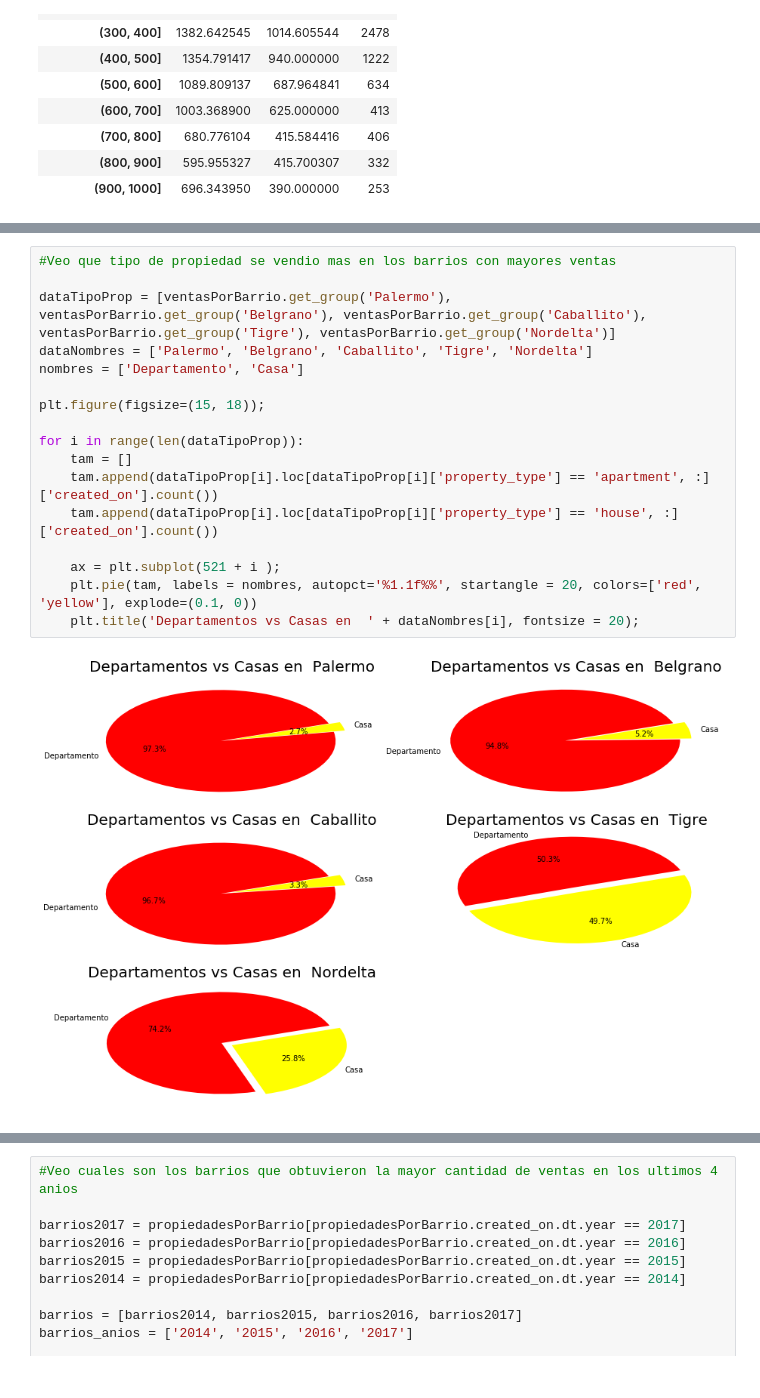
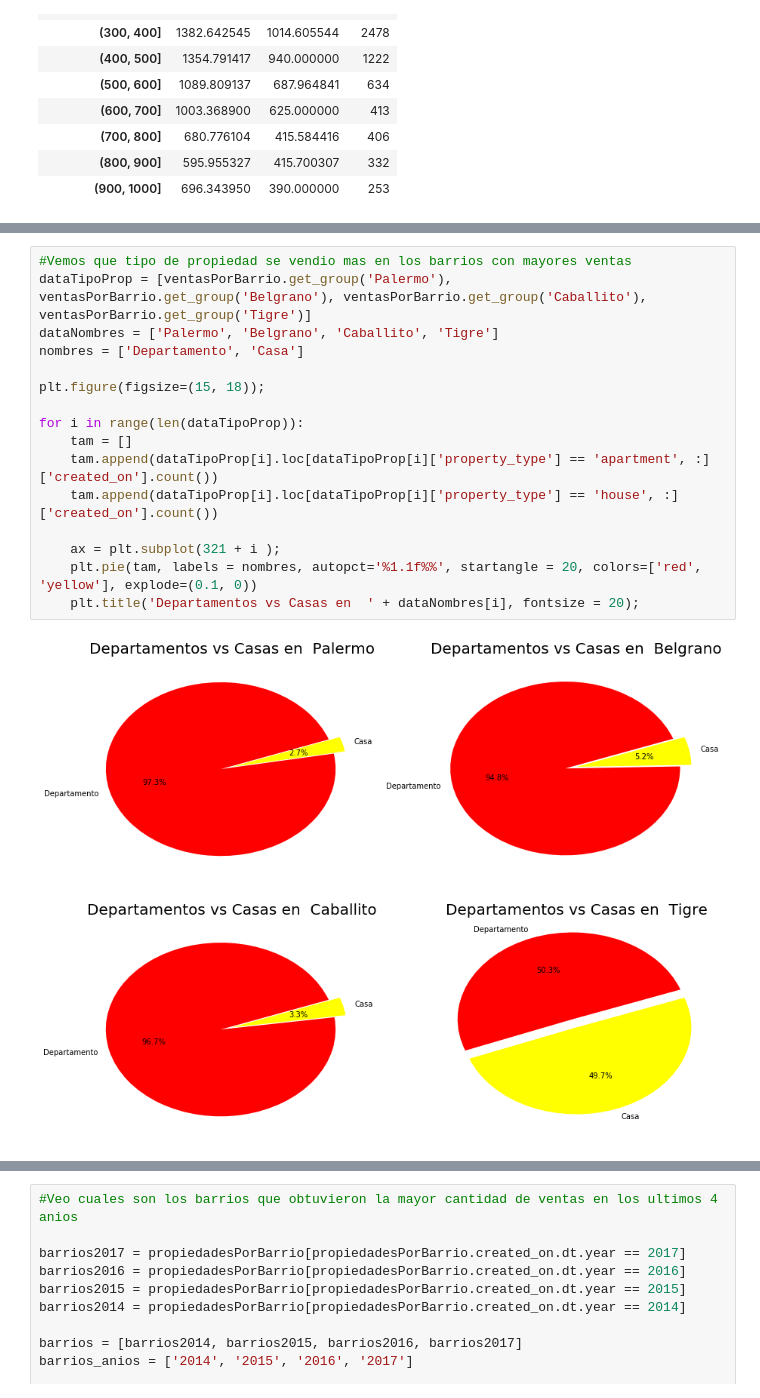
Before and after one commit to Belovic94/TP1-Analisis-Exploratorio, a Jupyter notebook: TP1 Analisis Exploratorio.ipynb, the cells around one changed output, grey strips where cells are left out. Saved outputs shown, nothing was run; the diff lists cells and outputs as text.

```diff
--- a/TP1 Analisis Exploratorio.ipynb
+++ b/TP1 Analisis Exploratorio.ipynb
@@ -111,20 +115,19 @@ plt.title('BARRIOS CON MAYOR CANTIDAD DE VENTAS')
 # %%
-#Veo que tipo de propiedad se vendio mas en los barrios con mayores ventas
-
-dataTipoProp = [ventasPorBarrio.get_group('Palermo'), ventasPorBarrio.get_group('Belgrano'), ventasPorBarrio.get_group('Caballito'), ventasPorBarrio.get_group('Tigre'), ventasPorBarrio.get_group('Nordelta')]
-dataNombres = ['Palermo', 'Belgrano', 'Caballito', 'Tigre', 'Nordelta']
+#Vemos que tipo de propiedad se vendio mas en los barrios con mayores ventas
+dataTipoProp = [ventasPorBarrio.get_group('Palermo'), ventasPorBarrio.get_group('Belgrano'), ventasPorBarrio.get_group('Caballito'), ventasPorBarrio.get_group('Tigre')]
+dataNombres = ['Palermo', 'Belgrano', 'Caballito', 'Tigre']
 nombres = ['Departamento', 'Casa']
 
 plt.figure(figsize=(15, 18));
 
 for i in range(len(dataTipoProp)):
     tam = []
     tam.append(dataTipoProp[i].loc[dataTipoProp[i]['property_type'] == 'apartment', :]['created_on'].count())
     tam.append(dataTipoProp[i].loc[dataTipoProp[i]['property_type'] == 'house', :]['created_on'].count())
 
-    ax = plt.subplot(521 + i );
+    ax = plt.subplot(321 + i );
     plt.pie(tam, labels = nombres, autopct='%1.1f%%', startangle = 20, colors=['red', 'yellow'], explode=(0.1, 0))
     plt.title('Departamentos vs Casas en  ' + dataNombres[i], fontsize = 20);
 # %% [output]
-[figure, old version]
+[figure, new version]
 # %%
```
Also changed, not shown: parts of 55 cells of this notebook.
